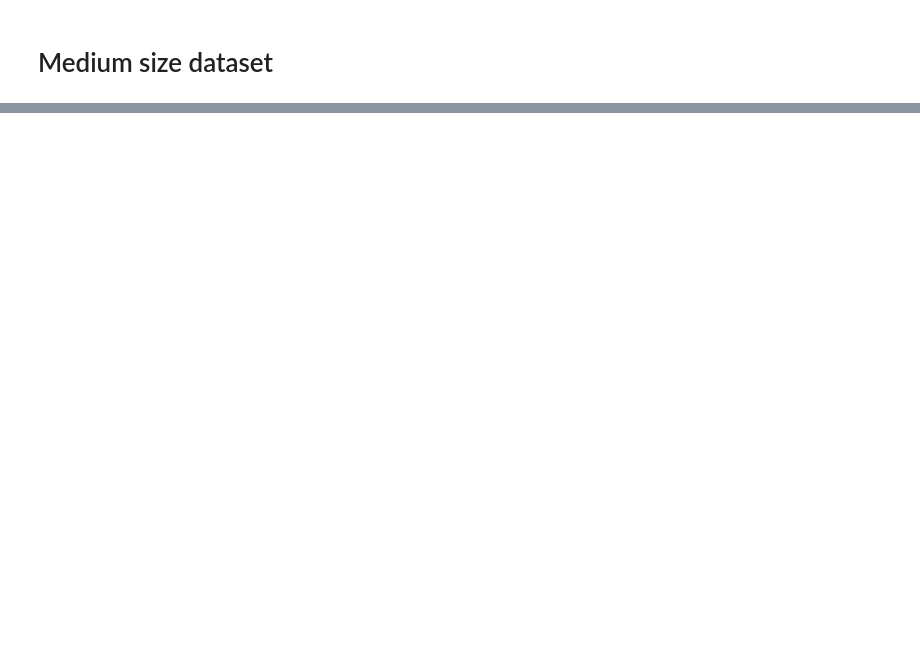
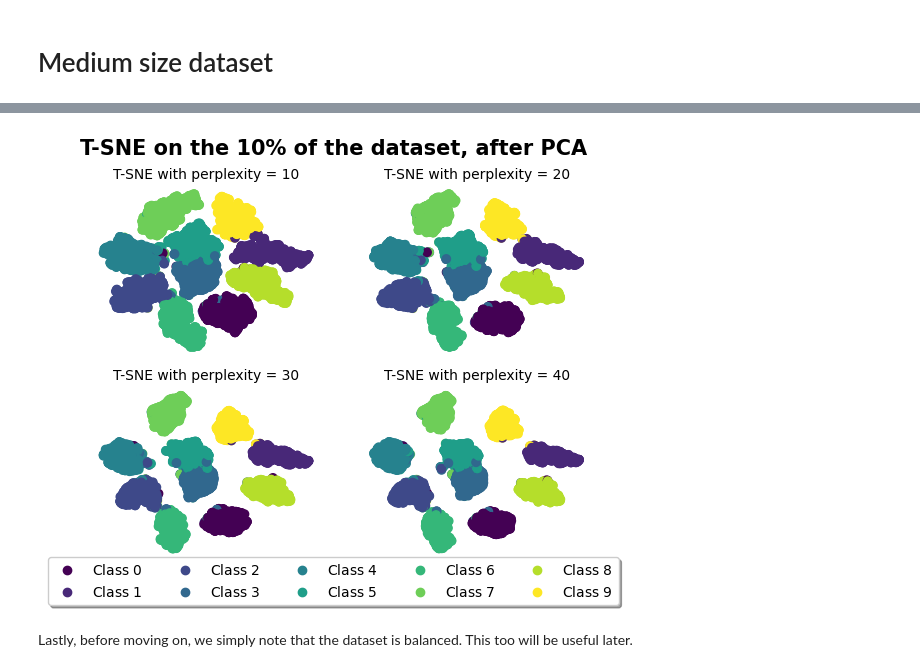
Before and after one commit to Haislich/MachineLearning, a Jupyter notebook: Code/Homework1/homework1.ipynb, the cells around one changed output, grey strips where cells are left out. Cells and saved outputs as stored; diff of their text form; code cells hidden in the pictures; blank space fills up the shorter version.

```diff
--- a/Code/Homework1/homework1.ipynb
+++ b/Code/Homework1/homework1.ipynb
@@ -241,0 +77,26 @@ T-SNE can help us identify why SVM tend to make errors more frequently on $3$ an
+# %%
+X_1_reduced, _, y_1_reduced, _ = train_test_split(X_1, y_1, test_size=0.9, random_state=42)
+pca_1 = PCA()
+pca_1.fit(X_1_reduced)
+cumsum = np.cumsum(pca_1.explained_variance_ratio_)*100
+perc = 96
+d  = np.argmax(cumsum >= perc) +1
+
+plt.plot(cumsum)
+plt.axis([0,100,0,100])
+plt.xlabel("Dimensions")
+plt.ylabel("Explained Variance in percentage")
+
+plt.fill_between(
+    list(range(101)),y1 = 100, where =[i >=d for i in range(101)] ,
+    color='red', alpha=0.3,
+    label=f'Uninformative dimensions,\namount to ~ {np.round(sum(pca_1.explained_variance_ratio_[d:]),2) * 100}% variance'
+    )
+plt.fill_between(
+    list(range(101)),y1 = 100,
+    where =[i <= d for i in range(101)] ,
+    color='green', alpha=0.3,
+    label=f'Informative dimensions,\namount to ~ {np.round(sum(pca_1.explained_variance_ratio_[:d]),2) * 100}% variance')
+plt.xticks(ticks= [d])
+plt.legend()
+plt.show()
@@ -241,0 +108,20 @@ T-SNE can help us identify why SVM tend to make errors more frequently on $3$ an
+# %%
+fig, ax = plt.subplots(2,2)
+fig.suptitle(r"T-SNE on the 10% of the dataset, after PCA", fontweight='bold',fontsize = 15)
+pca_1 = PCA(n_components=9)
+X_1_reduced_pca = pca_1.fit_transform(X_1_reduced)
+c = 1
+for i in range(2):
+    for j in range(2):
+        tsne = TSNE(n_components=2,random_state=42, perplexity=10*c).fit_transform(X_1_reduced_pca)
+        sct = ax[i][j].scatter(tsne[:,0],tsne[:,1],c = y_1_reduced)
+        ax[i][j].set_title(f"T-SNE with perplexity = {10*c}",fontsize = 10)
+        ax[i][j].set_axis_off()
+        c+=1
+fig.legend(sct.legend_elements()[0],[f"Class {i}" for i in sct.legend_elements()[1]],loc='lower center',
+          ncol=5, fancybox=True, shadow=True)
+plt.show()
+# %% [output]
+[figure, added]
+# %% [markdown]
+Lastly, before moving on, we simply note that the dataset is balanced. This too will be useful later.
```
Also changed, not shown: parts of 71 cells of this notebook, 6 other files.
